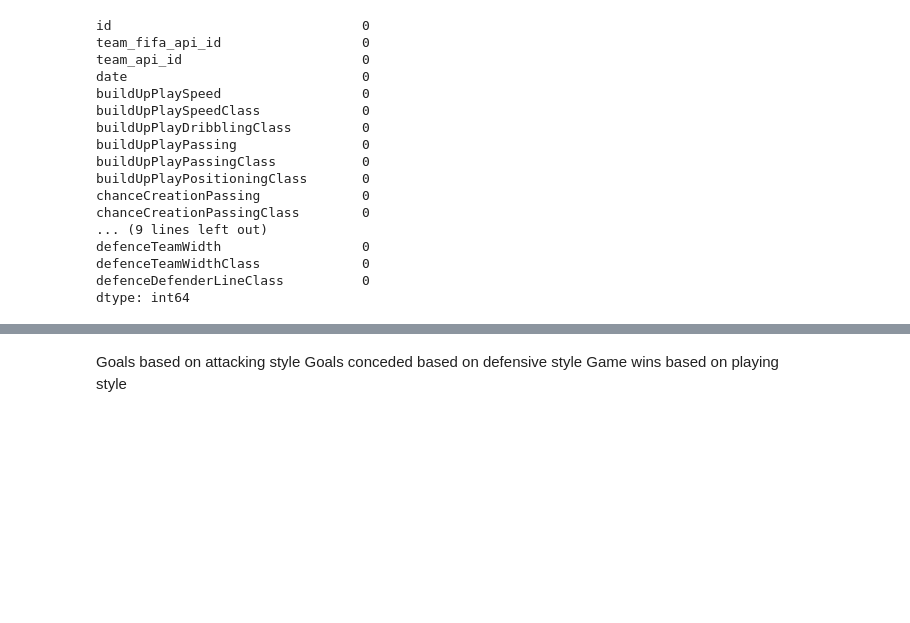
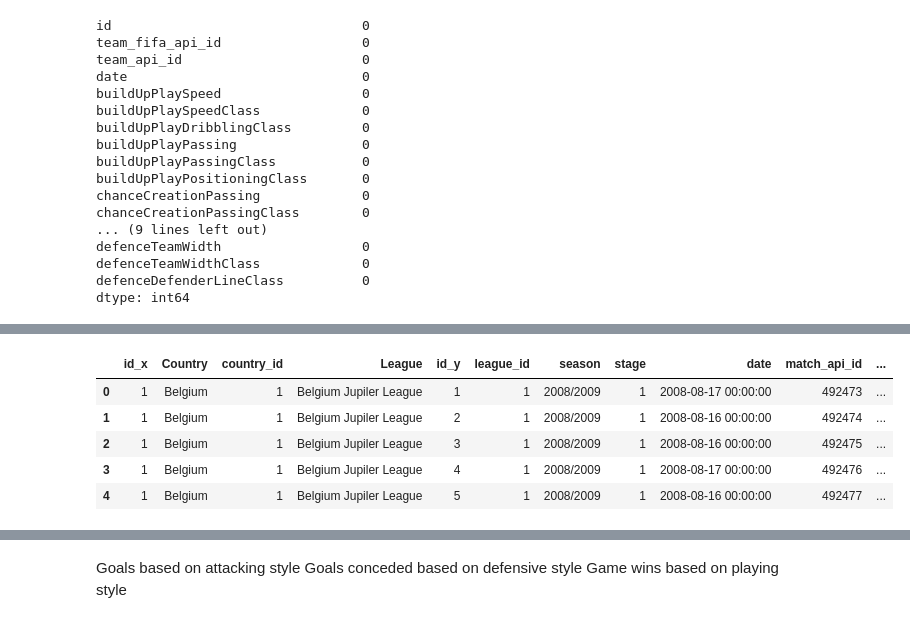
Before and after one commit to aayush1202/investigate-a-dataset, a Jupyter notebook: investigate-a-dataset-template.ipynb, the cells around one changed output, grey strips where cells are left out. Drawn from its saved outputs; the diff is of its cells as text; code cells hidden in the pictures; blank space fills up the shorter version.

```diff
--- a/investigate-a-dataset-template.ipynb
+++ b/investigate-a-dataset-template.ipynb
@@ -457,0 +492,10 @@ dtype: int64
+# %%
+## creating a column in the matches_df_refined to signify number of goals scored in each match.
+goals_list = []
+
+for i in range(len(matches_df_refined)):
+    goals_scored = matches_df_refined.home_team_goal[i] + matches_df_refined.away_team_goal[i]
+    goals_list.append(goals_scored)
+
+matches_data = matches_df_refined.assign(goals_scored = goals_list)
+matches_data.head()
@@ -457,0 +509,11 @@ dtype: int64
+# %%
+# joining the leagues_df and matches_data
+goals_scored_final_data = pd.merge(leagues_df, matches_data, on='country_id', how='inner')
+goals_scored_final_data.head()
+# %% [output]
+|  | id_x | Country | country_id | League | id_y | league_id | season | stage | date | match_api_id | ... |
+| 0 | 1 | Belgium | 1 | Belgium Jupiler League | 1 | 1 | 2008/2009 | 1 | 2008-08-17 00:00:00 | 492473 | ... |
+| 1 | 1 | Belgium | 1 | Belgium Jupiler League | 2 | 1 | 2008/2009 | 1 | 2008-08-16 00:00:00 | 492474 | ... |
+| 2 | 1 | Belgium | 1 | Belgium Jupiler League | 3 | 1 | 2008/2009 | 1 | 2008-08-16 00:00:00 | 492475 | ... |
+| 3 | 1 | Belgium | 1 | Belgium Jupiler League | 4 | 1 | 2008/2009 | 1 | 2008-08-17 00:00:00 | 492476 | ... |
+| 4 | 1 | Belgium | 1 | Belgium Jupiler League | 5 | 1 | 2008/2009 | 1 | 2008-08-16 00:00:00 | 492477 | ... |
```
Also changed, not shown: parts of 22 cells of this notebook.
